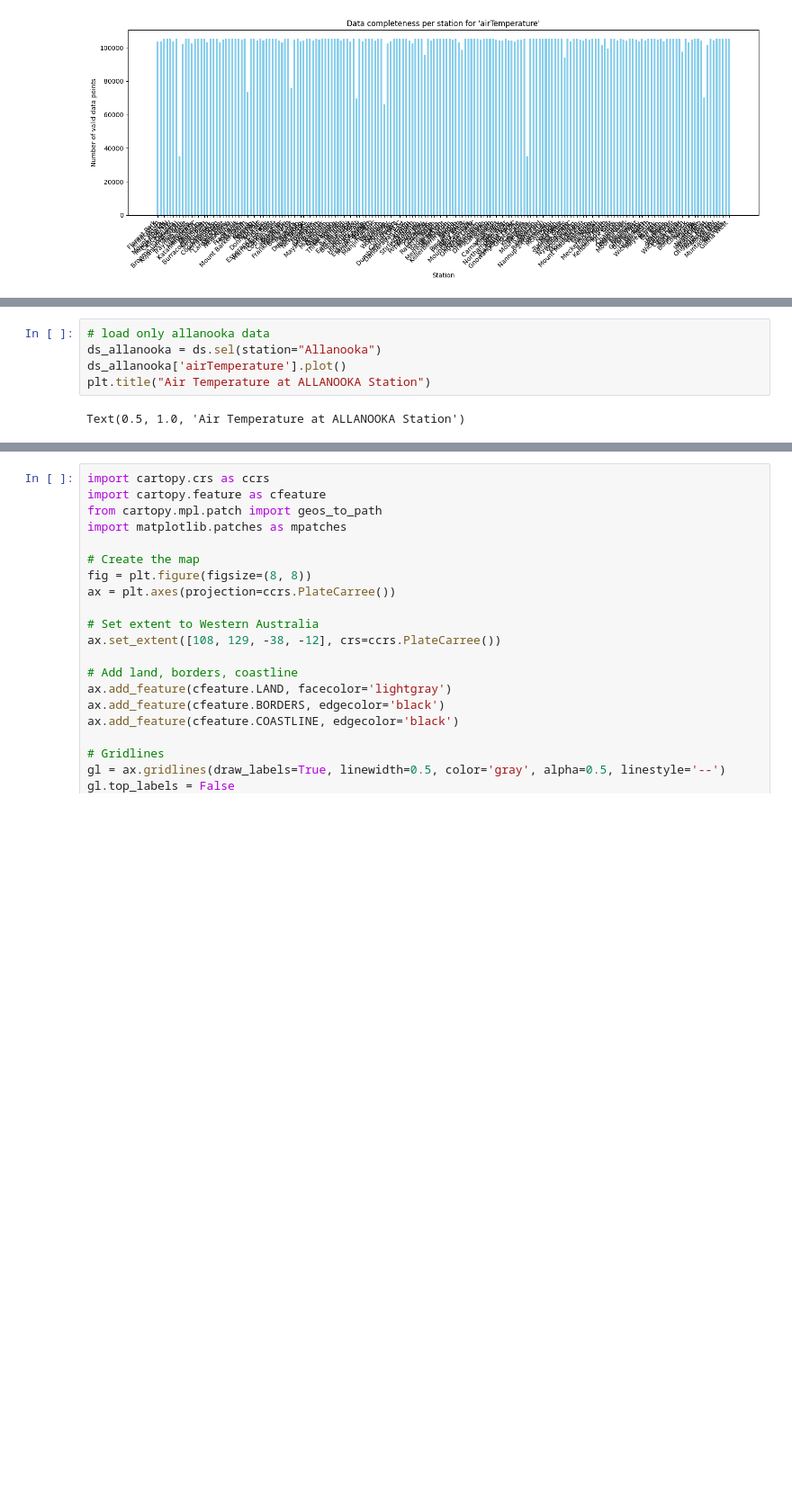
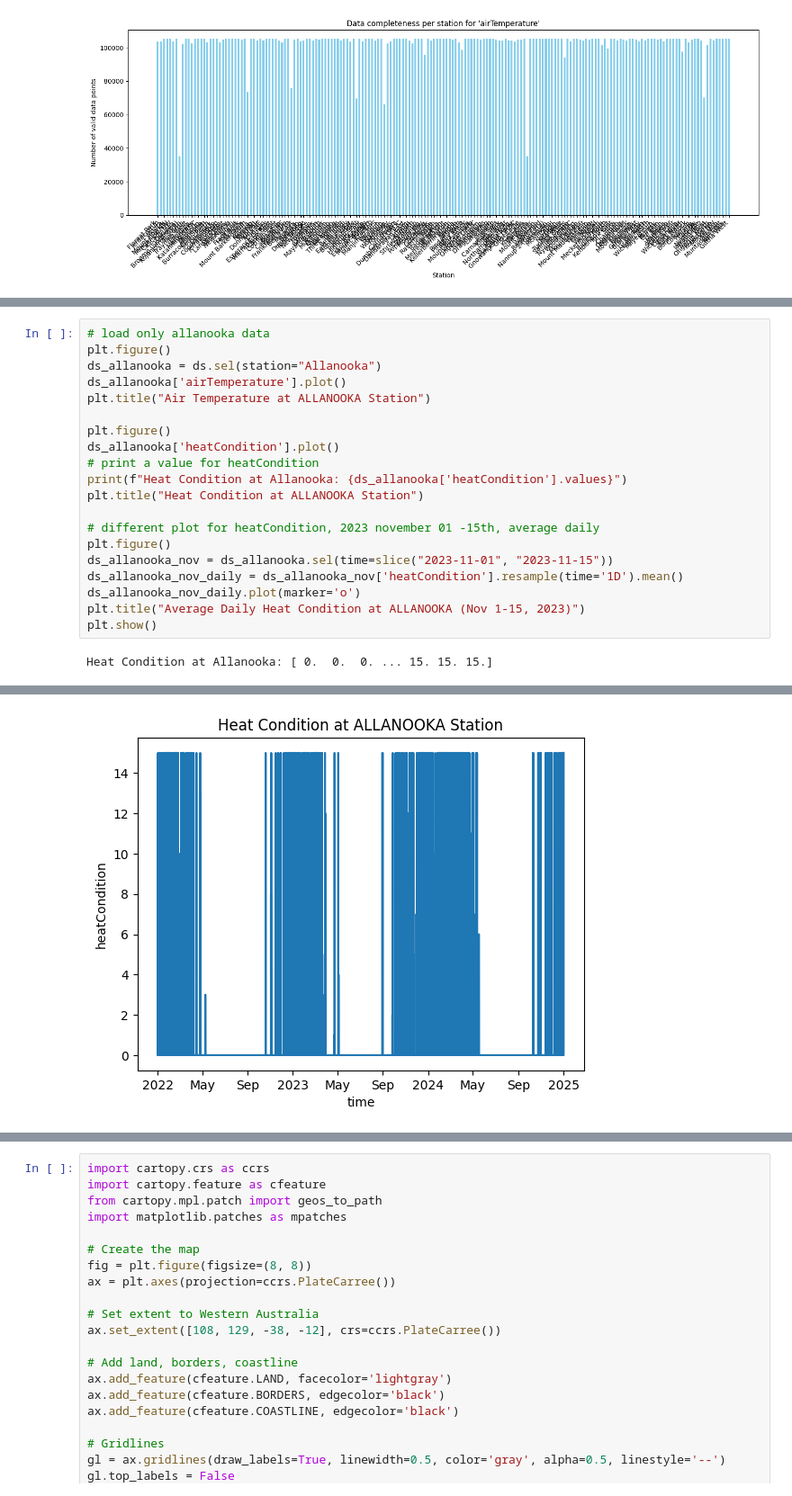
Before and after one commit to Viper-31/ICRAR-Weather, a Jupyter notebook: Mapping/DPIRD/xarray/visualise_xarray.ipynb, the cells around one changed output, grey strips where cells are left out. Shown: that part at 90% size. Saved outputs shown, nothing was run; the diff lists cells and outputs as text; blank space fills up the shorter version.

```diff
--- a/Mapping/DPIRD/visualise_xarray.ipynb
+++ b/Mapping/DPIRD/xarray/visualise_xarray.ipynb
@@ -99,9 +98,25 @@ Attributes:
     lon:      115.7911175
 # %%
 # load only allanooka data
+plt.figure()
 ds_allanooka = ds.sel(station="Allanooka")
 ds_allanooka['airTemperature'].plot()
 plt.title("Air Temperature at ALLANOOKA Station")
+
+plt.figure()
+ds_allanooka['heatCondition'].plot()
+# print a value for heatCondition
+print(f"Heat Condition at Allanooka: {ds_allanooka['heatCondition'].values}")
+plt.title("Heat Condition at ALLANOOKA Station")
+
+# different plot for heatCondition, 2023 november 01 -15th, average daily
+plt.figure()
+ds_allanooka_nov = ds_allanooka.sel(time=slice("2023-11-01", "2023-11-15"))
+ds_allanooka_nov_daily = ds_allanooka_nov['heatCondition'].resample(time='1D').mean()
+ds_allanooka_nov_daily.plot(marker='o')
+plt.title("Average Daily Heat Condition at ALLANOOKA (Nov 1-15, 2023)")
+plt.show()
 # %% [output]
-Text(0.5, 1.0, 'Air Temperature at ALLANOOKA Station')
+Heat Condition at Allanooka: [ 0.  0.  0. ... 15. 15. 15.]
 [figure]
+[figure, added]
```
Also changed, not shown: parts of 2 cells of this notebook, 13 other files.
